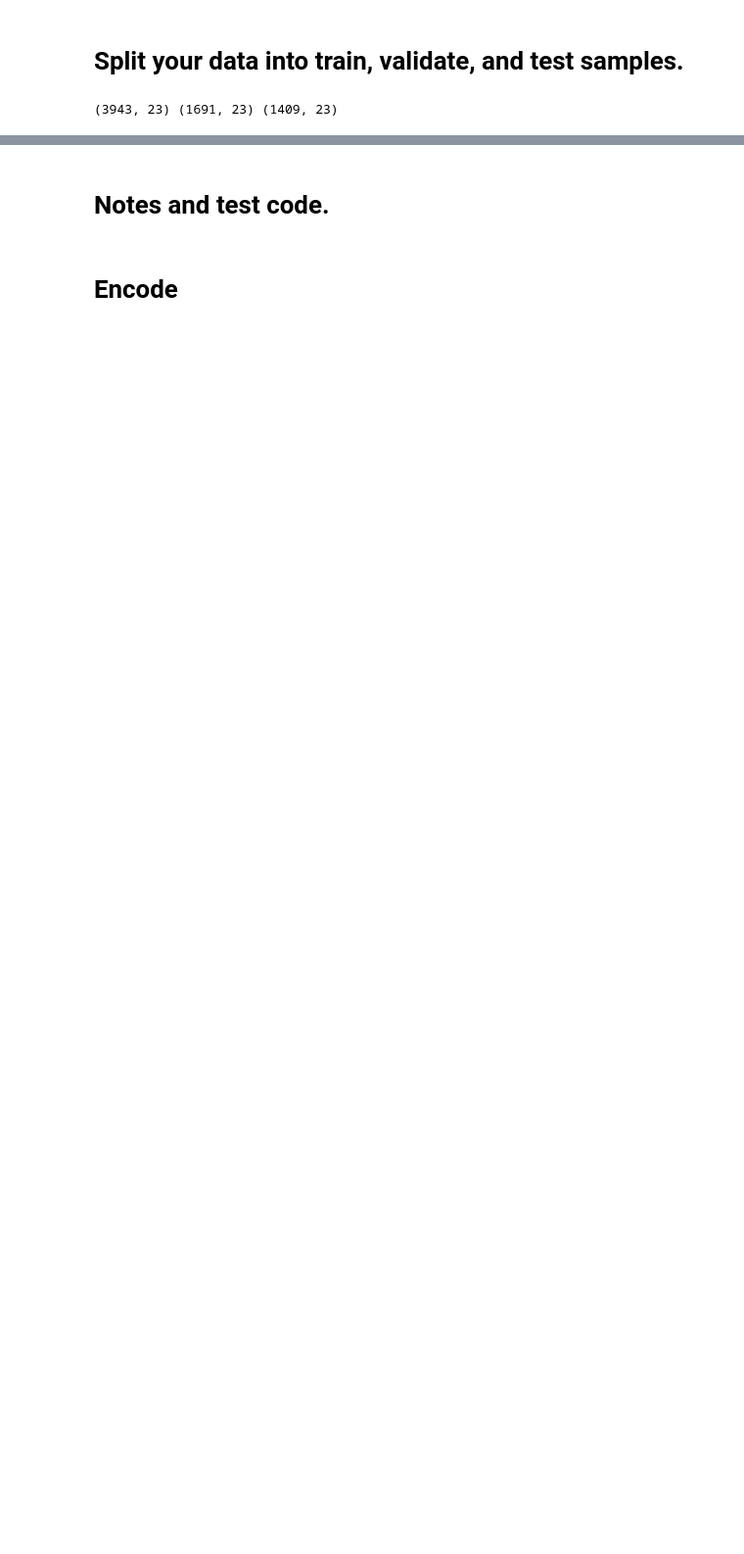
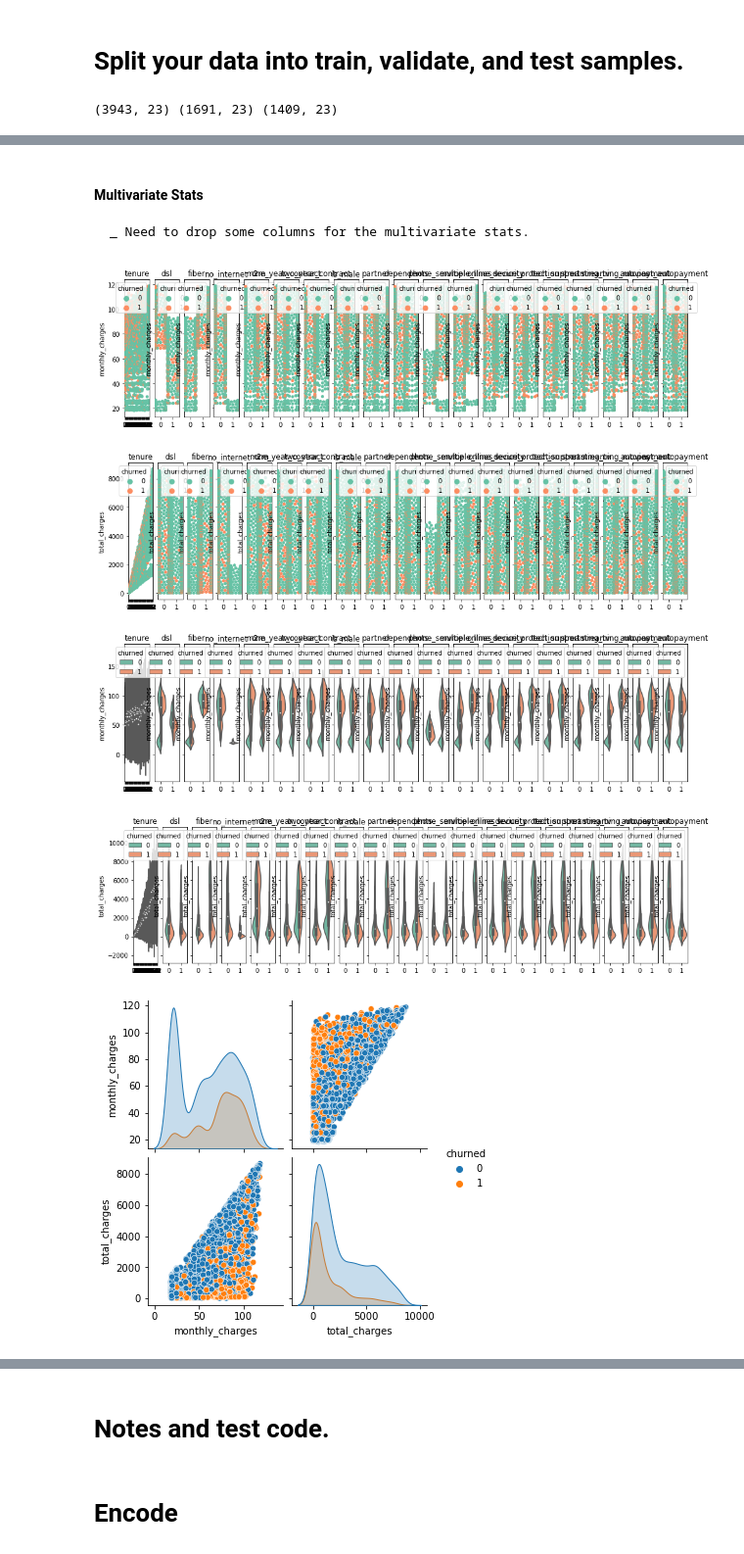
Before and after one commit to hrodjr/classification-exercises, a Jupyter notebook: scratch_telco.ipynb, the cells around one changed output, grey strips where cells are left out. Shown at 98% size. Saved outputs shown, nothing was run; the diff lists cells and outputs as text; code cells hidden in the pictures; blank space fills up the shorter version.

```diff
--- a/scratch_telco.ipynb
+++ b/scratch_telco.ipynb
@@ -191,0 +307,14 @@ print(train.shape, validate.shape, test.shape)
+# %% [markdown]
+#### Multivariate Stats
+
+    _ Need to drop some columns for the multivariate stats.
+# %%
+target = 'churned'
+
+explore.explore_multivariate(train, target, cat_vars, quant_vars)
+# %% [output]
+[figure, added]
+[figure, added]
+[figure, added]
+[figure, added]
+[figure, added]
```
Also changed, not shown: parts of 19 cells of this notebook, 1 other file.
